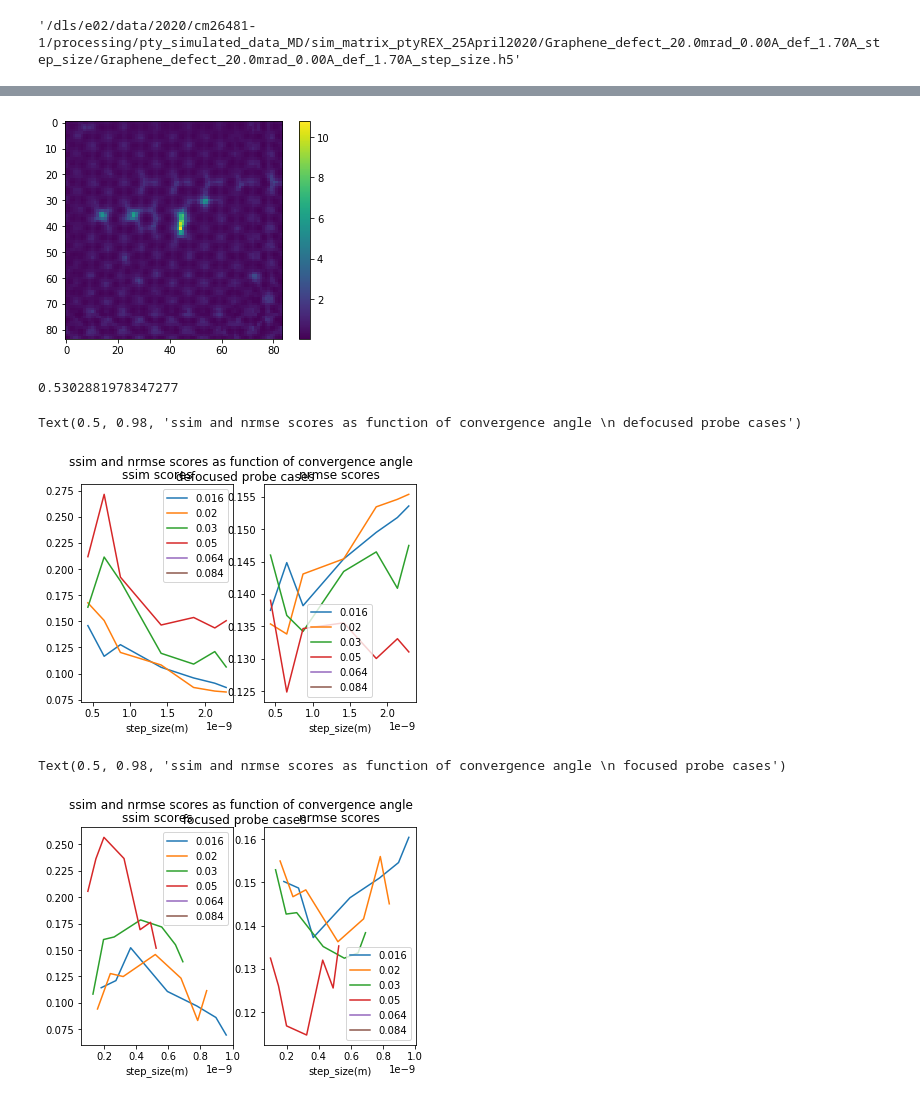
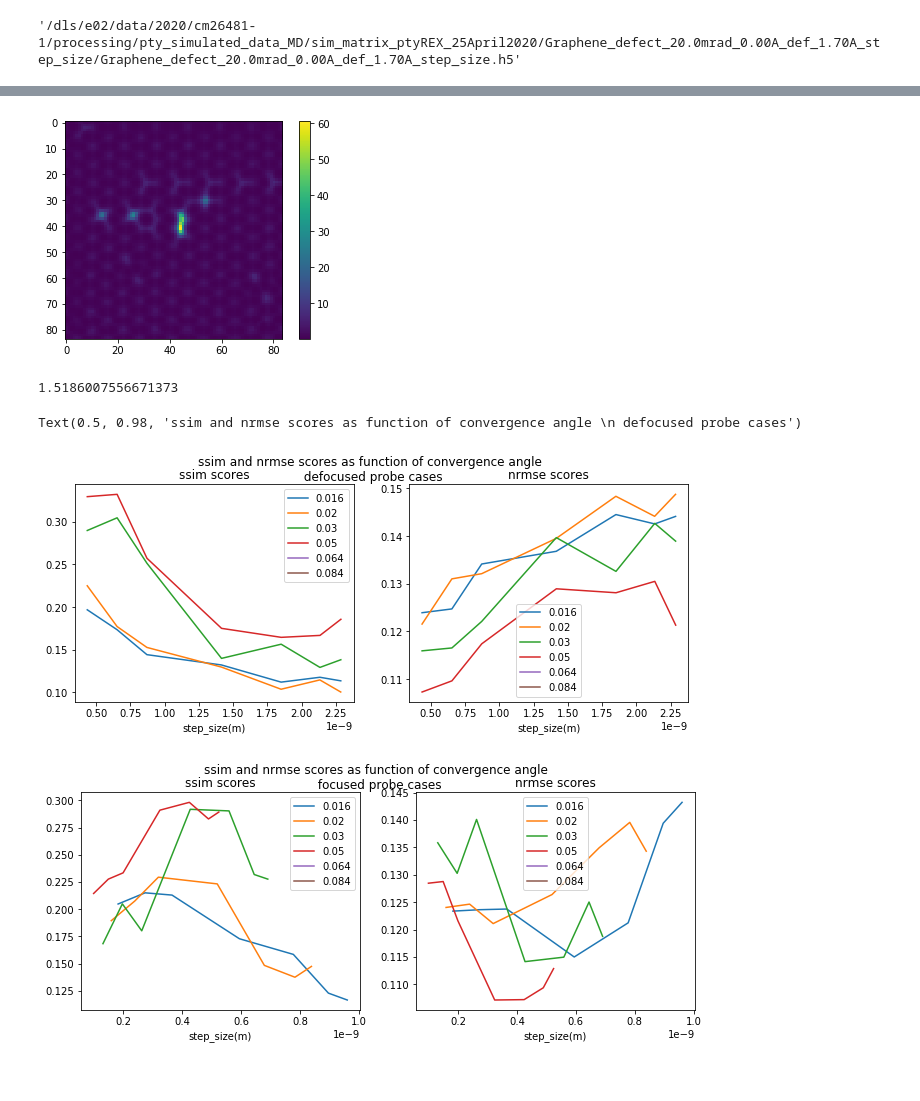
Before and after one commit to CDScattering/Staff-notebooks, a Jupyter notebook: ptyREX_sim_matrix/4_inspect_ptycho_recons.ipynb, the cells around one changed output, grey strips where cells are left out. Saved outputs shown, nothing was run; the diff lists cells and outputs as text; code cells hidden in the pictures.

```diff
--- a/ptyREX_sim_matrix/4_inspect_ptycho_recons.ipynb
+++ b/ptyREX_sim_matrix/4_inspect_ptycho_recons.ipynb
@@ -16,7 +16,8 @@ from sim_utils import _sigma
 from recon_utils import *
 # %%
 matrix_path = '/dls/e02/data/2020/cm26481-1/processing/pty_simulated_data_MD/sim_matrix_ptyREX_25April2020'
-json_files = get_ptyREX_recon_list(matrix_path, run_id = '26042020')
+# json_files = get_ptyREX_recon_list(matrix_path, run_id = '26042020')
+json_files = get_ptyREX_recon_list(matrix_path, run_id = '2000iter')
 # %%
 len(json_files)
 # %% [output]
@@ -81,7 +82,7 @@ for idx in range(rows):
 rows = len(defocus_probes_dict[0])
 cols = len(conv_angles) * 2
 #print(rows, cols)
-fig, axs = plt.subplots(nrows=rows, ncols=cols, sharex=True, sharey=True,figsize=(8, 12))
+fig, axs = plt.subplots(nrows=rows, ncols=cols, sharex=True, sharey=True,figsize=(10, 15))
 fig.suptitle('Focused probe conditions', fontsize = 12)
 
 for idx in range(rows):
@@ -293,11 +294,11 @@ plt.imshow(ratio, cmap = 'viridis')
 plt.colorbar()
 ratio_mean = np.mean(ratio)
 # %% [output]
-[figure, old version]
+[figure, new version]
 # %%
 ratio_mean
 # %% [output]
-0.5302881978347277
+1.5186007556671373
 # %%
 ssim_scores = []
 nrmse_scores = []
@@ -317,35 +318,35 @@ for i in range(6):
         shift, error, diffphase = register_translation(phase_ideal_bin, img_crop)
         offset_img = fourier_shift(np.fft.fftn(img_crop), shift)
         offset_img = np.fft.ifftn(offset_img)
         ssim_score = ssim(phase_ideal_bin, offset_img)
         nrmse_score = nrmse(phase_ideal_bin, offset_img, normalization= 'min-max')
         mse_score = mse(phase_ideal_bin, offset_img)
         ssim_scores.append(ssim_score)
         nrmse_scores.append(nrmse_score)
         mse_scores.append(mse_score)
 
 conv_angles = [0.016, 0.020, 0.030, 0.050, 0.064, 0.084]
 convergence = np.asarray(convergence)
-fig, ax = plt.subplots(1,2)
+fig, ax = plt.subplots(1,2,figsize=(11,4))
 for angle in conv_angles:
     inds = np.where(convergence==angle)
     _steps = np.take(step_size, inds[0])
     _ssim = np.take(ssim_scores, inds[0])
     _nrmse = np.take(nrmse_scores, inds[0])
     _mse = np.take(mse_scores, inds[0])
 
     ax[0].plot(_steps, _ssim,label = str(angle))
     ax[0].set_title('ssim scores')
     ax[0].set_xlabel('step_size(m)')
     ax[1].plot(_steps, _nrmse,label = str(angle))
     ax[1].set_title('nrmse scores')
     ax[1].set_xlabel('step_size(m)')
     ax[0].legend()
     ax[1].legend()
 fig.suptitle('ssim and nrmse scores as function of convergence angle \n defocused probe cases')
 # %% [output]
 Text(0.5, 0.98, 'ssim and nrmse scores as function of convergence angle \n defocused probe cases')
-[figure, old version]
+[figure, new version]
 # %%
 ssim_scores = []
 nrmse_scores = []
@@ -374,7 +375,7 @@ for i in range(6):
 
 conv_angles = [0.016, 0.020, 0.030, 0.050, 0.064, 0.084]
 convergence = np.asarray(convergence)
-fig, ax = plt.subplots(1,2)
+fig, ax = plt.subplots(1,2,figsize=(11,4))
 for angle in conv_angles:
     inds = np.where(convergence==angle)
     _steps = np.take(step_size, inds[0])
@@ -391,9 +392,9 @@ for angle in conv_angles:
     ax[0].legend()
     ax[1].legend()
 fig.suptitle('ssim and nrmse scores as function of convergence angle \n focused probe cases')
+None
 # %% [output]
-Text(0.5, 0.98, 'ssim and nrmse scores as function of convergence angle \n focused probe cases')
-[figure, old version]
+[figure, new version]
 # %%
 # To plot objects as a function of convergence angles
 conv_angles = np.asarray(conv_angles)
```
Also changed, not shown: parts of 8 cells of this notebook.
